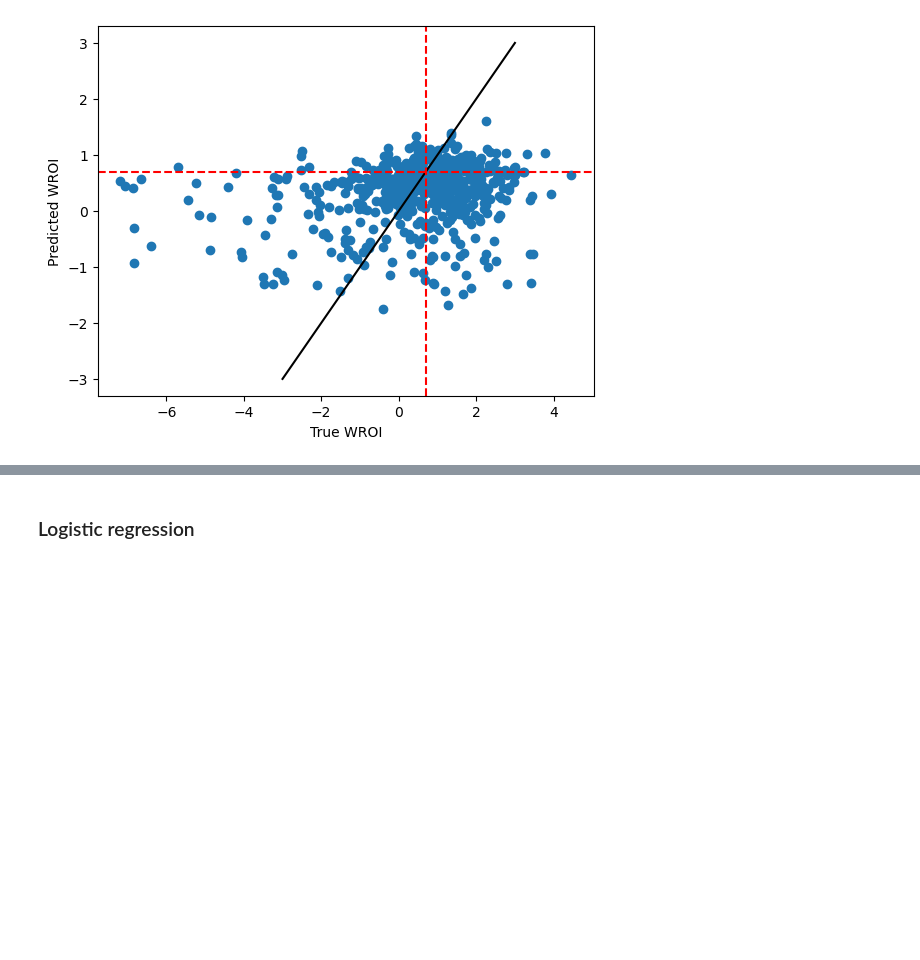
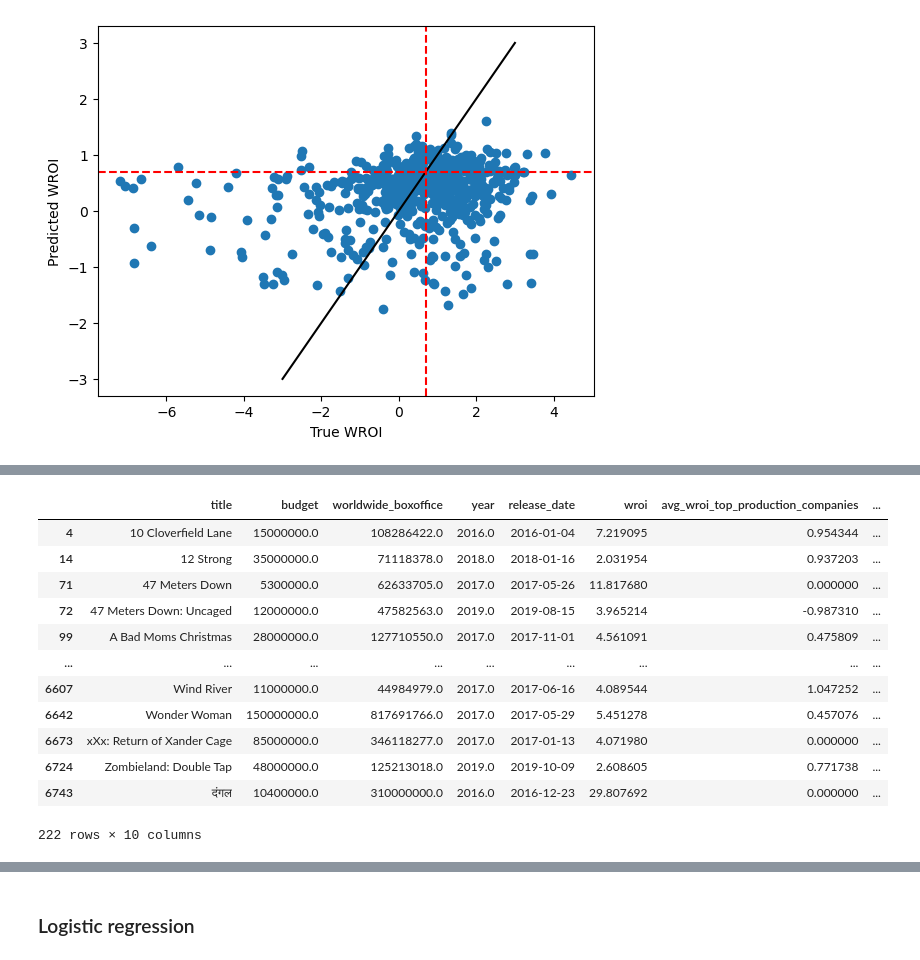
Before and after one commit to Divyantha369/spring-2025-greenlight, a Jupyter notebook: build_regression_models.ipynb, the cells around one changed output, grey strips where cells are left out. Cells and saved outputs as stored; diff of their text form; code cells hidden in the pictures; blank space fills up the shorter version.

```diff
--- a/build_regression_models.ipynb
+++ b/build_regression_models.ipynb
@@ -289,0 +308,17 @@ RMSE = 1.621603452351102
+# %%
+over_performers = test_data.loc[(test_data[outputs].values.ravel() > np.log(2))*(test_prediction.ravel() <= np.log(2))][look_at_]
+over_performers
+# %% [output]
+|  | title | budget | worldwide_boxoffice | year | release_date | wroi | avg_wroi_top_production_companies | ... |
+| 4 | 10 Cloverfield Lane | 15000000.0 | 108286422.0 | 2016.0 | 2016-01-04 | 7.219095 | 0.954344 | ... |
+| 14 | 12 Strong | 35000000.0 | 71118378.0 | 2018.0 | 2018-01-16 | 2.031954 | 0.937203 | ... |
+| 71 | 47 Meters Down | 5300000.0 | 62633705.0 | 2017.0 | 2017-05-26 | 11.817680 | 0.000000 | ... |
+| 72 | 47 Meters Down: Uncaged | 12000000.0 | 47582563.0 | 2019.0 | 2019-08-15 | 3.965214 | -0.987310 | ... |
+| 99 | A Bad Moms Christmas | 28000000.0 | 127710550.0 | 2017.0 | 2017-11-01 | 4.561091 | 0.475809 | ... |
+| ... | ... | ... | ... | ... | ... | ... | ... | ... |
+| 6607 | Wind River | 11000000.0 | 44984979.0 | 2017.0 | 2017-06-16 | 4.089544 | 1.047252 | ... |
+| 6642 | Wonder Woman | 150000000.0 | 817691766.0 | 2017.0 | 2017-05-29 | 5.451278 | 0.457076 | ... |
+| 6673 | xXx: Return of Xander Cage | 85000000.0 | 346118277.0 | 2017.0 | 2017-01-13 | 4.071980 | 0.000000 | ... |
+| 6724 | Zombieland: Double Tap | 48000000.0 | 125213018.0 | 2019.0 | 2019-10-09 | 2.608605 | 0.771738 | ... |
+| 6743 | दंगल | 10400000.0 | 310000000.0 | 2016.0 | 2016-12-23 | 29.807692 | 0.000000 | ... |
+222 rows × 10 columns
```
Also changed, not shown: parts of 3 cells of this notebook.
